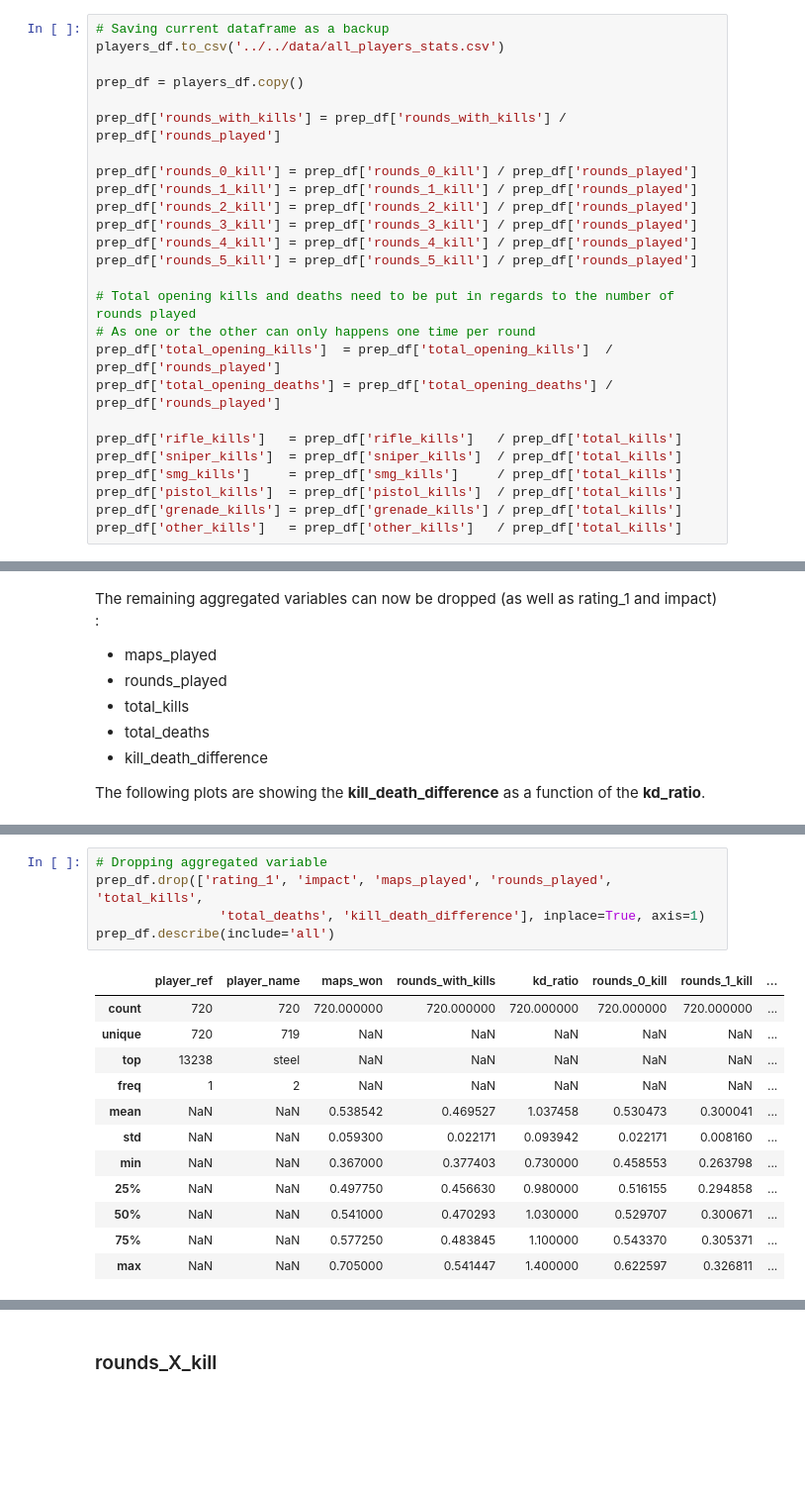
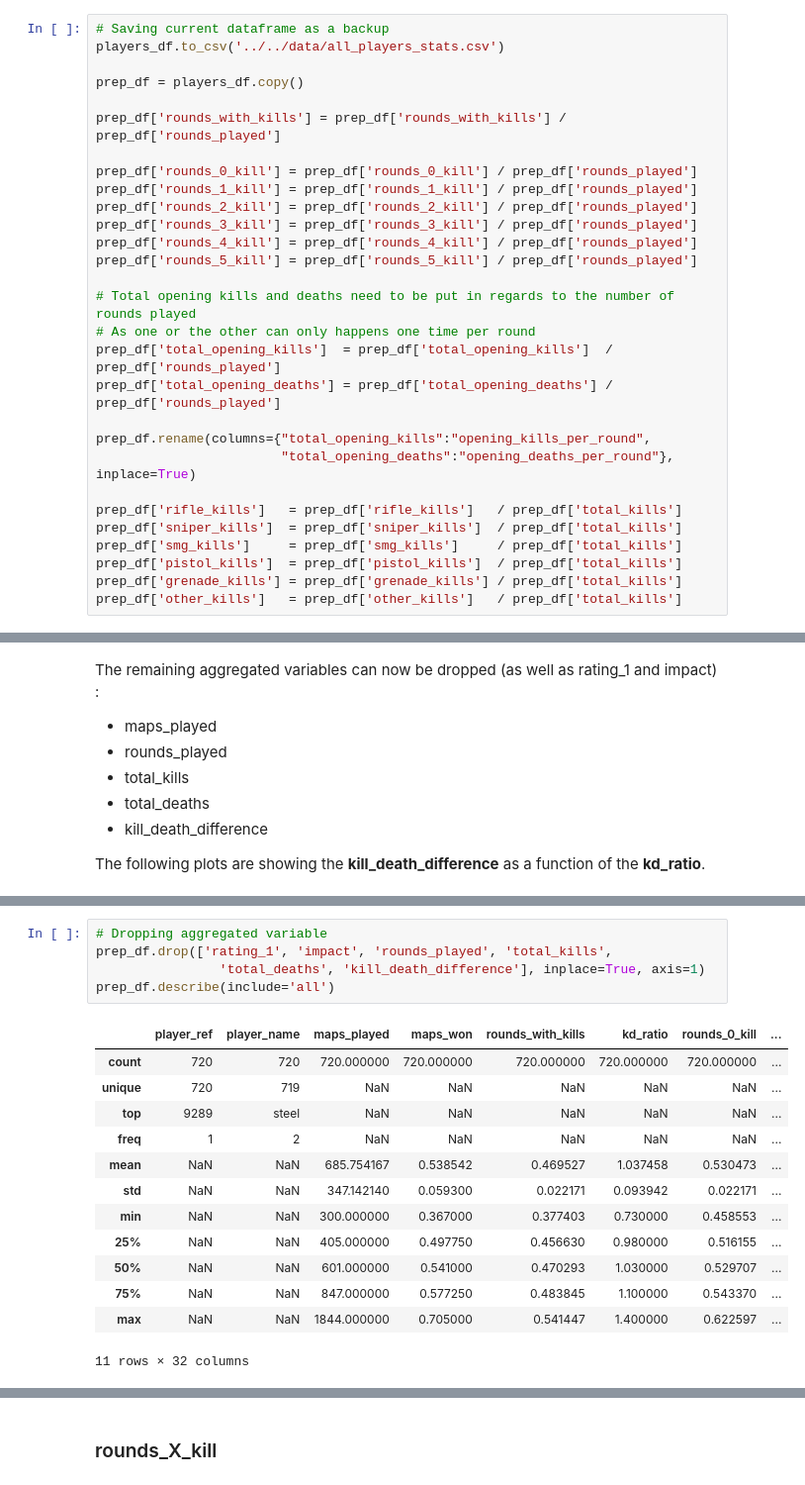
Before and after one commit to pamahe/CSGOanalysis, a Jupyter notebook: data_wrangling/players_data_cleaning_and_eda.ipynb, the cells around one changed output, grey strips where cells are left out. Shown at 99% size. Cells and saved outputs as stored; diff of their text form; blank space fills up the shorter version.

```diff
--- a/data_wrangling/players_data_cleaning_and_eda.ipynb
+++ b/data_wrangling/players_data_cleaning_and_eda.ipynb
@@ -294,6 +300,9 @@ prep_df['rounds_5_kill'] = prep_df['rounds_5_kill'] / prep_df['rounds_played']
 prep_df['total_opening_kills']  = prep_df['total_opening_kills']  / prep_df['rounds_played']
 prep_df['total_opening_deaths'] = prep_df['total_opening_deaths'] / prep_df['rounds_played']
 
+prep_df.rename(columns={"total_opening_kills":"opening_kills_per_round",
+                        "total_opening_deaths":"opening_deaths_per_round"}, inplace=True)
+
 prep_df['rifle_kills']   = prep_df['rifle_kills']   / prep_df['total_kills']
 prep_df['sniper_kills']  = prep_df['sniper_kills']  / prep_df['total_kills']
 prep_df['smg_kills']     = prep_df['smg_kills']     / prep_df['total_kills']
@@ -362,22 +387,23 @@ We can drop **kill_death_difference** as **kd_ratio** convey the same informatio
 The second plot is only drawn to prove that the points vertical alignement in the first one are an artefact from the rounding of the kd-ratio.
 # %%
 # Dropping aggregated variable
-prep_df.drop(['rating_1', 'impact', 'maps_played', 'rounds_played', 'total_kills',
+prep_df.drop(['rating_1', 'impact', 'rounds_played', 'total_kills',
                 'total_deaths', 'kill_death_difference'], inplace=True, axis=1)
 prep_df.describe(include='all')
 # %% [output]
-|  | player_ref | player_name | maps_won | rounds_with_kills | kd_ratio | rounds_0_kill | rounds_1_kill | ... |
+|  | player_ref | player_name | maps_played | maps_won | rounds_with_kills | kd_ratio | rounds_0_kill | ... |
 | count | 720 | 720 | 720.000000 | 720.000000 | 720.000000 | 720.000000 | 720.000000 | ... |
 | unique | 720 | 719 | NaN | NaN | NaN | NaN | NaN | ... |
-| top | 13238 | steel | NaN | NaN | NaN | NaN | NaN | ... |
+| top | 9289 | steel | NaN | NaN | NaN | NaN | NaN | ... |
 | freq | 1 | 2 | NaN | NaN | NaN | NaN | NaN | ... |
-| mean | NaN | NaN | 0.538542 | 0.469527 | 1.037458 | 0.530473 | 0.300041 | ... |
-| std | NaN | NaN | 0.059300 | 0.022171 | 0.093942 | 0.022171 | 0.008160 | ... |
-| min | NaN | NaN | 0.367000 | 0.377403 | 0.730000 | 0.458553 | 0.263798 | ... |
-| 25% | NaN | NaN | 0.497750 | 0.456630 | 0.980000 | 0.516155 | 0.294858 | ... |
-| 50% | NaN | NaN | 0.541000 | 0.470293 | 1.030000 | 0.529707 | 0.300671 | ... |
-| 75% | NaN | NaN | 0.577250 | 0.483845 | 1.100000 | 0.543370 | 0.305371 | ... |
-| max | NaN | NaN | 0.705000 | 0.541447 | 1.400000 | 0.622597 | 0.326811 | ... |
+| mean | NaN | NaN | 685.754167 | 0.538542 | 0.469527 | 1.037458 | 0.530473 | ... |
+| std | NaN | NaN | 347.142140 | 0.059300 | 0.022171 | 0.093942 | 0.022171 | ... |
+| min | NaN | NaN | 300.000000 | 0.367000 | 0.377403 | 0.730000 | 0.458553 | ... |
+| 25% | NaN | NaN | 405.000000 | 0.497750 | 0.456630 | 0.980000 | 0.516155 | ... |
+| 50% | NaN | NaN | 601.000000 | 0.541000 | 0.470293 | 1.030000 | 0.529707 | ... |
+| 75% | NaN | NaN | 847.000000 | 0.577250 | 0.483845 | 1.100000 | 0.543370 | ... |
+| max | NaN | NaN | 1844.000000 | 0.705000 | 0.541447 | 1.400000 | 0.622597 | ... |
+11 rows × 32 columns
 # %%
 # If we replot the correlation matrix :
 corr = prep_df.corr(method='pearson')
```
Also changed, not shown: parts of 25 cells of this notebook, 5 other files.
